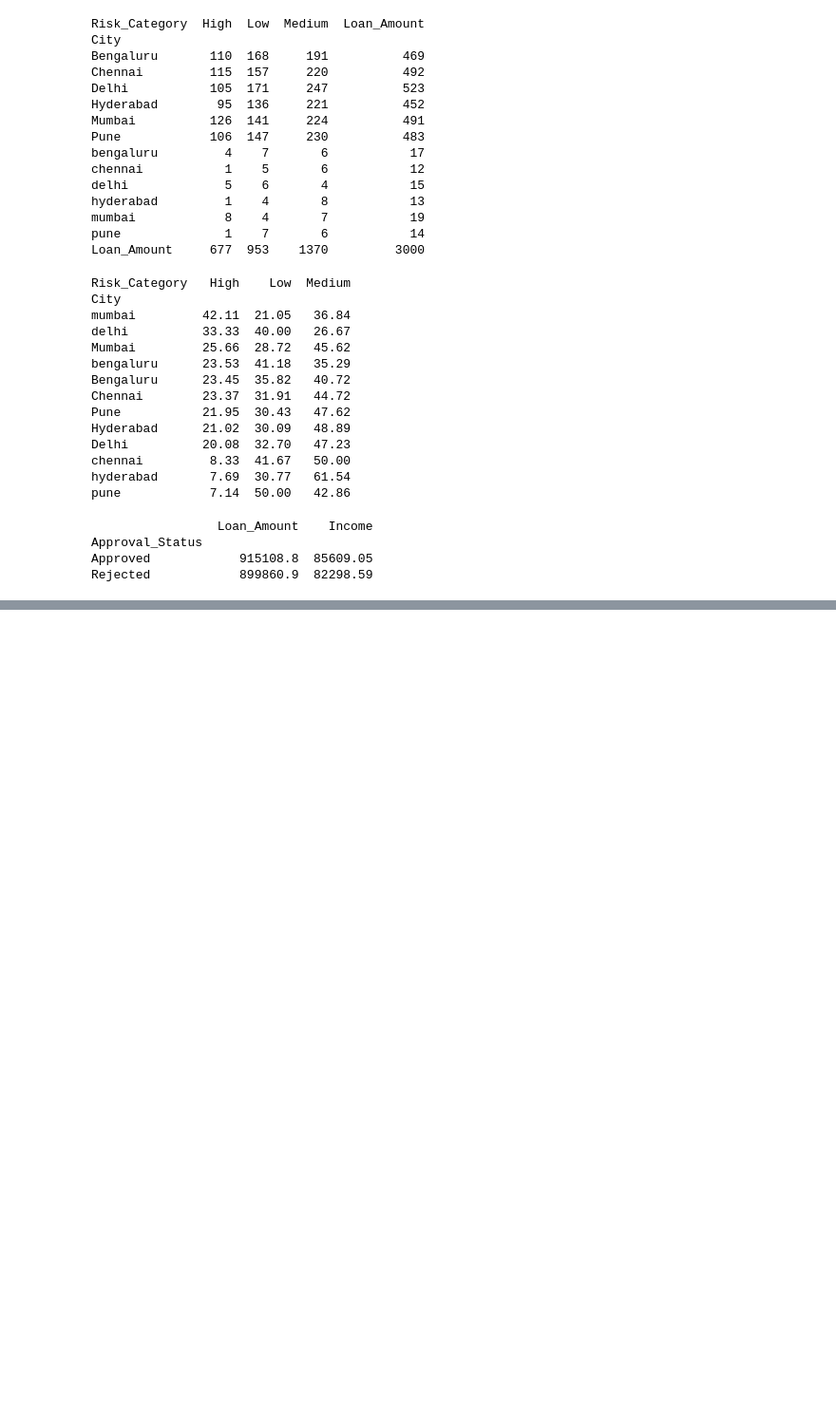
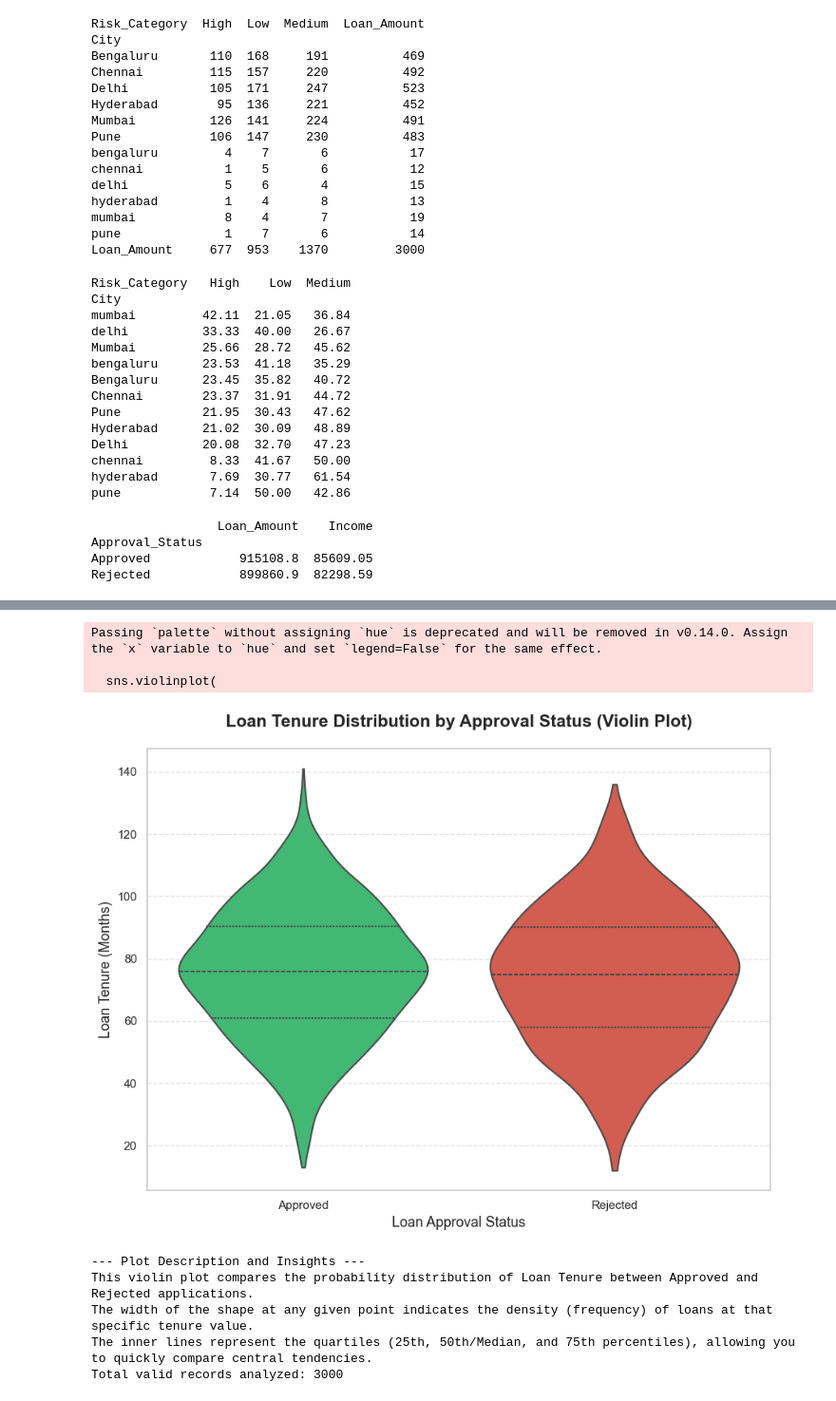
Before and after one commit to Mohini2815/Data-analysis-practice-projects, a Jupyter notebook: BAnk loan portfolio.ipynb, the cells around one changed output, grey strips where cells are left out. Shown at 95% size. Saved outputs shown, nothing was run; the diff lists cells and outputs as text; code cells hidden in the pictures; blank space fills up the shorter version.

```diff
--- a/BAnk loan portfolio.ipynb
+++ b/BAnk loan portfolio.ipynb
@@ -503,0 +599,48 @@ plt.tight_layout()
+# %%
+TENURE_COL = 'Loan_Tenure_Months'
+STATUS_COL = 'Approval_Status'
+
+
+
+# --- 2. Loan Tenure Violin Plot by Approval Status ---
+sns.set_theme(style="whitegrid")
+
+# Create a figure for the single plot
+plt.figure(figsize=(9, 7))
+
+# Generate the violin plot for Loan Tenure, categorized by Approval Status
+# 'inner="quartile"' draws lines for the median (white dot) and the 25th/75th quartiles.
+# 'split=True' can also be used if there are only two categories, creating a half-violin plot.
+sns.violinplot(
+    x=STATUS_COL,
+    y=TENURE_COL,
+    data=df,
+    palette={"Approved": "#2ECC71", "Rejected": "#E74C3C"}, # Custom colors
+    inner="quartile",
+    cut=0,
+    linewidth=1.5
+)
+
+
+plt.title('Loan Tenure Distribution by Approval Status (Violin Plot)', fontsize=16, fontweight='bold', pad=20)
+plt.xlabel('Loan Approval Status', fontsize=13)
+plt.ylabel('Loan Tenure (Months)', fontsize=13)
+plt.grid(axis='y', linestyle='--', alpha=0.6)
+plt.tight_layout()
+plt.show()
+
+print("\n--- Plot Description and Insights ---")
+print("This violin plot compares the probability distribution of Loan Tenure between Approved and Rejected applications.")
+print("The width of the shape at any given point indicates the density (frequency) of loans at that specific tenure value.")
+print("The inner lines represent the quartiles (25th, 50th/Median, and 75th percentiles), allowing you to quickly compare central tendencies.")
+print(f"Total valid records analyzed: {len(df)}")
+# %% [output]
+Passing `palette` without assigning `hue` is deprecated and will be removed in v0.14.0. Assign the `x` variable to `hue` and set `legend=False` for the same effect.
+
+  sns.violinplot(
+[figure, added]
+--- Plot Description and Insights ---
+This violin plot compares the probability distribution of Loan Tenure between Approved and Rejected applications.
+The width of the shape at any given point indicates the density (frequency) of loans at that specific tenure value.
+The inner lines represent the quartiles (25th, 50th/Median, and 75th percentiles), allowing you to quickly compare central tendencies.
+Total valid records analyzed: 3000
```
Also changed, not shown: parts of 10 cells of this notebook.
